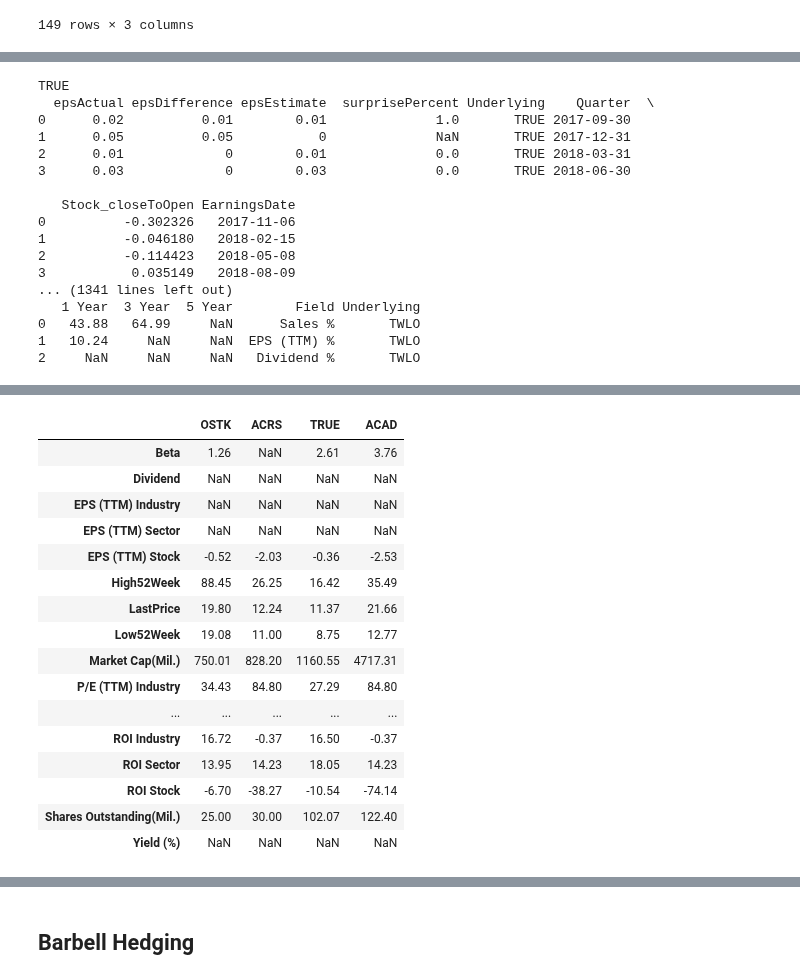
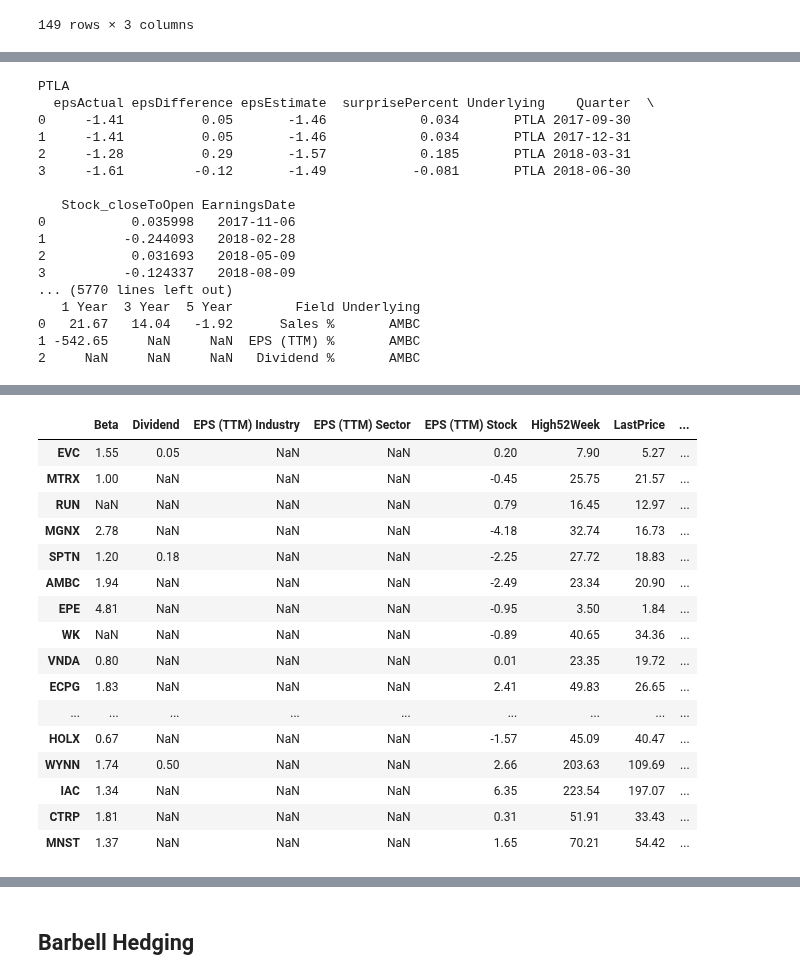
Before and after one commit to auto-d1dact/Trading, a Jupyter notebook: Notebooks/Daily Trading.ipynb, the cells around one changed output, grey strips where cells are left out. Cells and saved outputs as stored; diff of their text form; code cells hidden in the pictures.

```diff
--- a/Notebooks/Daily Trading.ipynb
+++ b/Notebooks/Daily Trading.ipynb
@@ -302,10 +322,16 @@ selected_names = scores_df.sort_values(['ValuationScore','TotalScore']).index.to
 options_dict = {}
 
 for name in selected_names:
-    curr_options = all_options(name,100,1,moneyness=0.1)
-    if len(curr_options) > 0 and (curr_options['Ask'] - curr_options['Bid']).mean() < 1:
-        options_dict[name] = curr_options
+
+    try:
+        curr_options = all_options(name,100,1,moneyness=0.1)
+        if len(curr_options) > 0 and (curr_options['Ask'] - curr_options['Bid']).mean() < 1:
+            options_dict[name] = curr_options
+    except:
+        None
 # %%
+selected_names = list(options_dict.keys())
+
 for selected_name in selected_names:
     print(selected_name)
     for i, df in enumerate(earnings_data):
@@ -320,27 +346,27 @@ for selected_name in selected_names:
             print(df[df.Underlying == selected_name])
         print('\n')
 # %% [output]
-TRUE
+PTLA
   epsActual epsDifference epsEstimate  surprisePercent Underlying    Quarter  \
-0      0.02          0.01        0.01              1.0       TRUE 2017-09-30
-1      0.05          0.05           0              NaN       TRUE 2017-12-31
-2      0.01             0        0.01              0.0       TRUE 2018-03-31
-3      0.03             0        0.03              0.0       TRUE 2018-06-30
+0     -1.41          0.05       -1.46            0.034       PTLA 2017-09-30
+1     -1.41          0.05       -1.46            0.034       PTLA 2017-12-31
+2     -1.28          0.29       -1.57            0.185       PTLA 2018-03-31
+3     -1.61         -0.12       -1.49           -0.081       PTLA 2018-06-30
 
    Stock_closeToOpen EarningsDate
-0          -0.302326   2017-11-06
-1          -0.046180   2018-02-15
-2          -0.114423   2018-05-08
-3           0.035149   2018-08-09
-... (1341 lines left out)
+0           0.035998   2017-11-06
+1          -0.244093   2018-02-28
+2           0.031693   2018-05-09
+3          -0.124337   2018-08-09
+... (5770 lines left out)
    1 Year  3 Year  5 Year        Field Underlying
-0   43.88   64.99     NaN      Sales %       TWLO
-1   10.24     NaN     NaN  EPS (TTM) %       TWLO
-2     NaN     NaN     NaN   Dividend %       TWLO
+0   21.67   14.04   -1.92      Sales %       AMBC
+1 -542.65     NaN     NaN  EPS (TTM) %       AMBC
+2     NaN     NaN     NaN   Dividend %       AMBC
 # %%
-shorts = ['OSTK', 'TRUE']
+shorts = []
 
-longs = ['ACRS', 'ACAD']
+longs = selected_names
 
 print(scores_df[scores_df.index.isin(shorts + longs)])
 print(eps_df[eps_df.Underlying.isin(shorts + longs)][['EarningsDate',
@@ -349,6 +375,6 @@ print(eps_df[eps_df.Underlying.isin(shorts + longs)][['EarningsDate',
                                                       'Quarter',
                                                       'Stock_closeToOpen']].set_index('Underlying'))
 print(analyst_df[analyst_df.index.isin(shorts + longs)].sort_values('Current'))
-summary_df[summary_df.index.isin(shorts + longs)].T
+summary_df[summary_df.index.isin(shorts + longs)]
 # %% [output]
       FinStrengthScore  GrowthRateScore  PerfRankScore  ProfitScore  \
@@ -371,18 +397,18 @@ TRUE          Mean Rating       2.45       2.45       2.45     2.45
-|  | OSTK | ACRS | TRUE | ACAD |
-| Beta | 1.26 | NaN | 2.61 | 3.76 |
-| Dividend | NaN | NaN | NaN | NaN |
-| EPS (TTM) Industry | NaN | NaN | NaN | NaN |
-| EPS (TTM) Sector | NaN | NaN | NaN | NaN |
-| EPS (TTM) Stock | -0.52 | -2.03 | -0.36 | -2.53 |
-| High52Week | 88.45 | 26.25 | 16.42 | 35.49 |
-| LastPrice | 19.80 | 12.24 | 11.37 | 21.66 |
-| Low52Week | 19.08 | 11.00 | 8.75 | 12.77 |
-| Market Cap(Mil.) | 750.01 | 828.20 | 1160.55 | 4717.31 |
-| P/E (TTM) Industry | 34.43 | 84.80 | 27.29 | 84.80 |
-| ... | ... | ... | ... | ... |
-| ROI Industry | 16.72 | -0.37 | 16.50 | -0.37 |
-| ROI Sector | 13.95 | 14.23 | 18.05 | 14.23 |
-| ROI Stock | -6.70 | -38.27 | -10.54 | -74.14 |
-| Shares Outstanding(Mil.) | 25.00 | 30.00 | 102.07 | 122.40 |
-| Yield (%) | NaN | NaN | NaN | NaN |
+|  | Beta | Dividend | EPS (TTM) Industry | EPS (TTM) Sector | EPS (TTM) Stock | High52Week | LastPrice | ... |
+| EVC | 1.55 | 0.05 | NaN | NaN | 0.20 | 7.90 | 5.27 | ... |
+| MTRX | 1.00 | NaN | NaN | NaN | -0.45 | 25.75 | 21.57 | ... |
+| RUN | NaN | NaN | NaN | NaN | 0.79 | 16.45 | 12.97 | ... |
+| MGNX | 2.78 | NaN | NaN | NaN | -4.18 | 32.74 | 16.73 | ... |
+| SPTN | 1.20 | 0.18 | NaN | NaN | -2.25 | 27.72 | 18.83 | ... |
+| AMBC | 1.94 | NaN | NaN | NaN | -2.49 | 23.34 | 20.90 | ... |
+| EPE | 4.81 | NaN | NaN | NaN | -0.95 | 3.50 | 1.84 | ... |
+| WK | NaN | NaN | NaN | NaN | -0.89 | 40.65 | 34.36 | ... |
+| VNDA | 0.80 | NaN | NaN | NaN | 0.01 | 23.35 | 19.72 | ... |
+| ECPG | 1.83 | NaN | NaN | NaN | 2.41 | 49.83 | 26.65 | ... |
+| ... | ... | ... | ... | ... | ... | ... | ... | ... |
+| HOLX | 0.67 | NaN | NaN | NaN | -1.57 | 45.09 | 40.47 | ... |
+| WYNN | 1.74 | 0.50 | NaN | NaN | 2.66 | 203.63 | 109.69 | ... |
+| IAC | 1.34 | NaN | NaN | NaN | 6.35 | 223.54 | 197.07 | ... |
+| CTRP | 1.81 | NaN | NaN | NaN | 0.31 | 51.91 | 33.43 | ... |
+| MNST | 1.37 | NaN | NaN | NaN | 1.65 | 70.21 | 54.42 | ... |
 # %%
```
Also changed, not shown: parts of 9 cells of this notebook, 1 other file.
